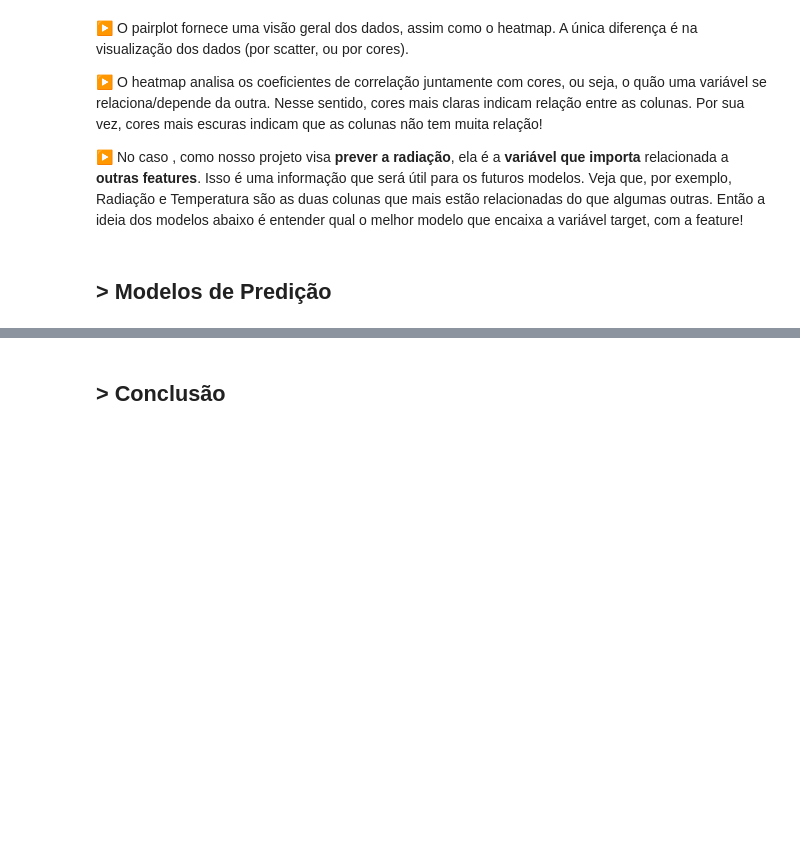
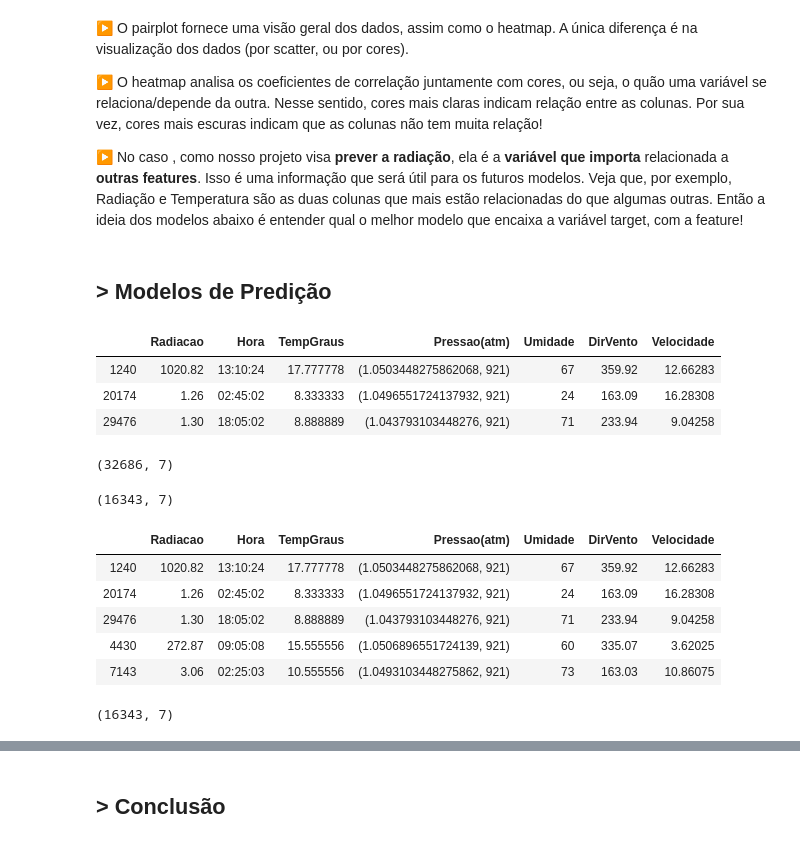
Before and after one commit to GustavoG-bot/projeto2data, a Jupyter notebook: projeto2.ipynb, the cells around one changed output, grey strips where cells are left out. Cells and saved outputs as stored; diff of their text form; code cells hidden in the pictures; blank space fills up the shorter version.

Commit message:
dividindo base de testes e treino

```diff
--- a/projeto2.ipynb
+++ b/projeto2.ipynb
@@ -291,3 +292,36 @@ ax.set_ylim(baixo + 0.5, topo - 0.5)
 ▶ No caso , como nosso projeto visa **prever a radiação**, ela é a **variável que importa** relacionada a **outras features**. Isso é uma informação que será útil para os futuros modelos. Veja que, por exemplo, Radiação e Temperatura são as duas colunas que mais estão relacionadas do que algumas outras. Então a ideia dos modelos abaixo é entender qual o melhor modelo que encaixa a variável target, com a feature!
 # %% [markdown]
 ## > Modelos de Predição
+# %%
+#Usando comando shuffle para fazer uma separação de forma aleatória (base testes e treino)
+dados2 = shuffle(heat).copy()
+dados2.head(3)
+# %% [output]
+|  | Radiacao | Hora | TempGraus | Pressao(atm) | Umidade | DirVento | Velocidade |
+| 1240 | 1020.82 | 13:10:24 | 17.777778 | (1.0503448275862068, 921) | 67 | 359.92 | 12.66283 |
+| 20174 | 1.26 | 02:45:02 | 8.333333 | (1.0496551724137932, 921) | 24 | 163.09 | 16.28308 |
+| 29476 | 1.30 | 18:05:02 | 8.888889 | (1.043793103448276, 921) | 71 | 233.94 | 9.04258 |
+# %%
+dados2.shape
+# %% [output]
+(32686, 7)
+# %%
+#Iniciando processo de separação de dados:
+train = dados2.iloc[0:16343,]
+train.shape
+# %% [output]
+(16343, 7)
+# %%
+train.head(5)
+# %% [output]
+|  | Radiacao | Hora | TempGraus | Pressao(atm) | Umidade | DirVento | Velocidade |
+| 1240 | 1020.82 | 13:10:24 | 17.777778 | (1.0503448275862068, 921) | 67 | 359.92 | 12.66283 |
+| 20174 | 1.26 | 02:45:02 | 8.333333 | (1.0496551724137932, 921) | 24 | 163.09 | 16.28308 |
+| 29476 | 1.30 | 18:05:02 | 8.888889 | (1.043793103448276, 921) | 71 | 233.94 | 9.04258 |
+| 4430 | 272.87 | 09:05:08 | 15.555556 | (1.0506896551724139, 921) | 60 | 335.07 | 3.62025 |
+| 7143 | 3.06 | 02:25:03 | 10.555556 | (1.0493103448275862, 921) | 73 | 163.03 | 10.86075 |
+# %%
+test = dados2.iloc[16343:,]
+test.shape
+# %% [output]
+(16343, 7)
```
Also changed, not shown: parts of 18 cells of this notebook.
